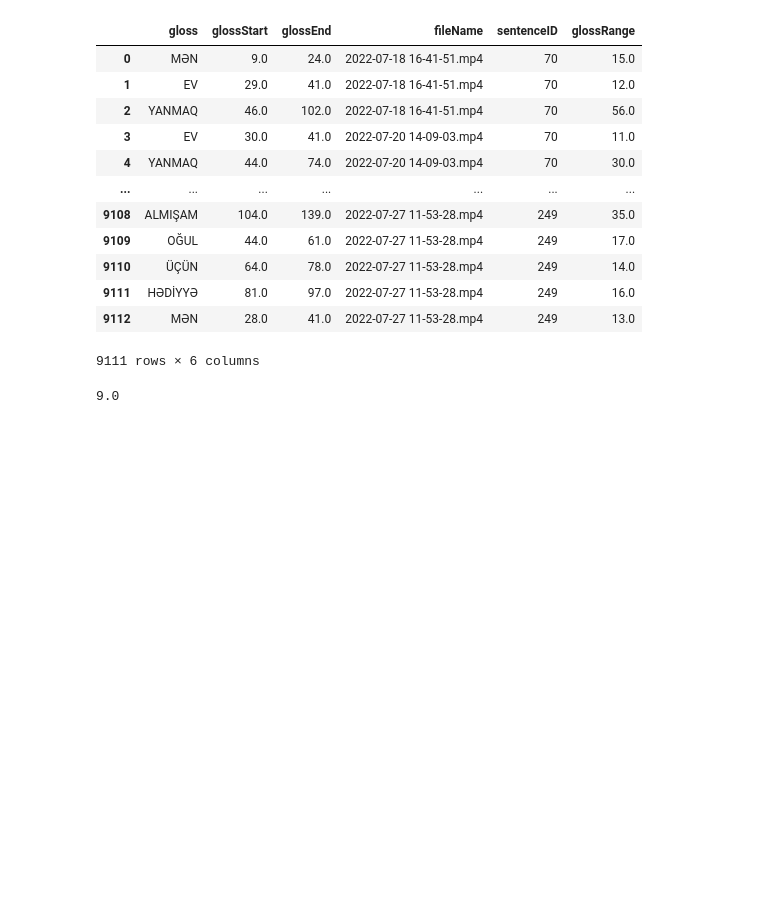
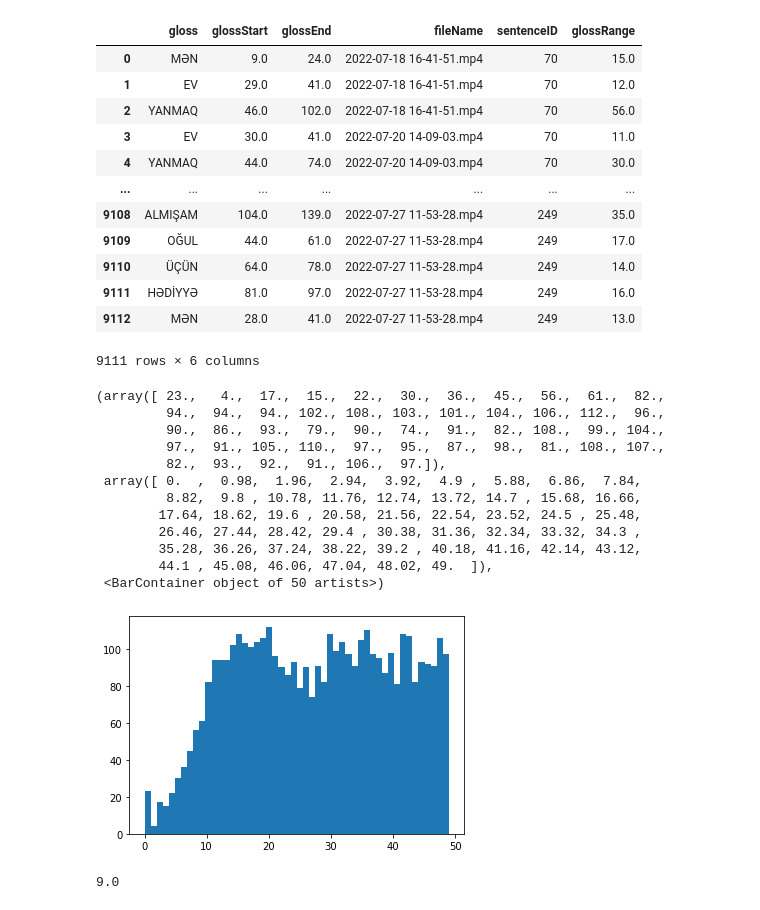
Before and after one commit to ADA-SITE-JML/sign-lang, a Jupyter notebook: tmp.ipynb, the cells around one changed output. Drawn from its saved outputs; the diff is of its cells as text; code cells hidden in the pictures; blank space fills up the shorter version.

```diff
--- a/tmp.ipynb
+++ b/tmp.ipynb
@@ -287,6 +313,22 @@ gloss_df
 | 9111 | HƏDİYYƏ | 81.0 | 97.0 | 2022-07-27 11-53-28.mp4 | 249 | 16.0 |
 | 9112 | MƏN | 28.0 | 41.0 | 2022-07-27 11-53-28.mp4 | 249 | 13.0 |
 9111 rows × 6 columns
+# %%
+plt.hist(gloss_df[gloss_df.glossStart < 50]['glossStart'], bins=50)
+# %% [output]
+(array([ 23.,   4.,  17.,  15.,  22.,  30.,  36.,  45.,  56.,  61.,  82.,
+         94.,  94.,  94., 102., 108., 103., 101., 104., 106., 112.,  96.,
+         90.,  86.,  93.,  79.,  90.,  74.,  91.,  82., 108.,  99., 104.,
+         97.,  91., 105., 110.,  97.,  95.,  87.,  98.,  81., 108., 107.,
+         82.,  93.,  92.,  91., 106.,  97.]),
+ array([ 0.  ,  0.98,  1.96,  2.94,  3.92,  4.9 ,  5.88,  6.86,  7.84,
+         8.82,  9.8 , 10.78, 11.76, 12.74, 13.72, 14.7 , 15.68, 16.66,
+        17.64, 18.62, 19.6 , 20.58, 21.56, 22.54, 23.52, 24.5 , 25.48,
+        26.46, 27.44, 28.42, 29.4 , 30.38, 31.36, 32.34, 33.32, 34.3 ,
+        35.28, 36.26, 37.24, 38.22, 39.2 , 40.18, 41.16, 42.14, 43.12,
+        44.1 , 45.08, 46.06, 47.04, 48.02, 49.  ]),
+ <BarContainer object of 50 artists>)
+[figure, added]
 # %%
 gloss_df.loc[0, 'glossStart']
 # %% [output]
```
Also changed, not shown: parts of 14 cells of this notebook.
